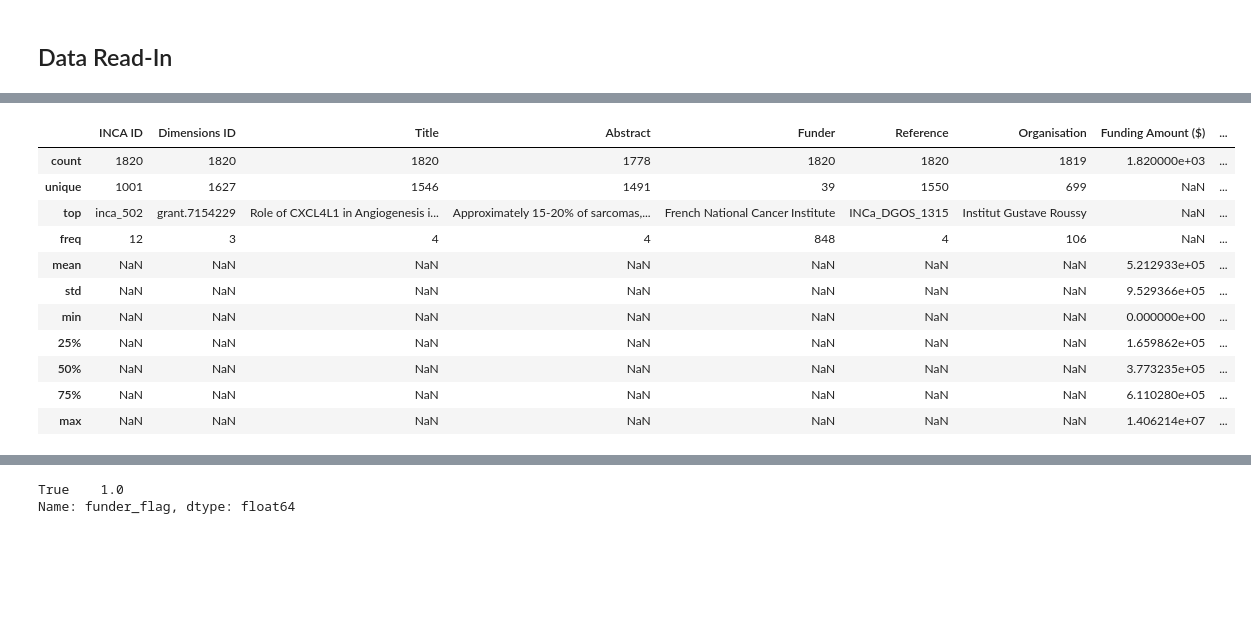
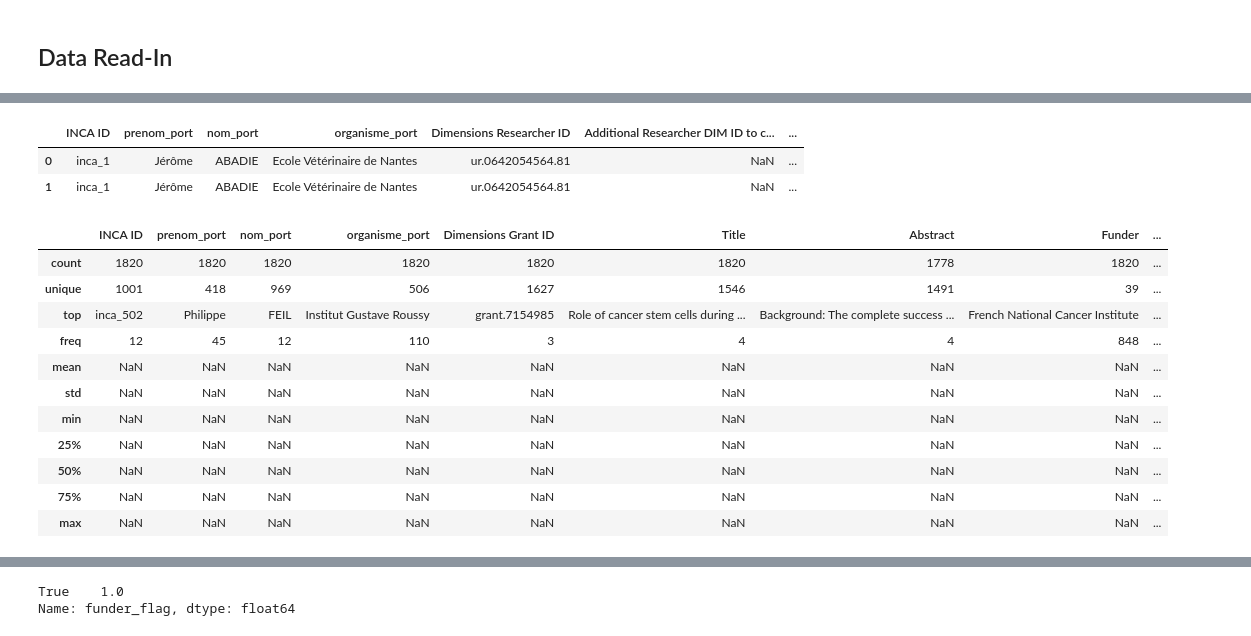
Before and after one commit to Coleridge-Initiative/helios, a Jupyter notebook: scripts/data_read_in.ipynb, the cells around one changed output, grey strips where cells are left out. Cells and saved outputs as stored; diff of their text form; code cells hidden in the pictures; blank space fills up the shorter version.

```diff
--- a/scripts/data_read_in.ipynb
+++ b/scripts/data_read_in.ipynb
@@ -13,6 +13,6 @@ import unidecode
 # %% [markdown]
 ## Data Read-In
 # %%
-grants_details = pd.read_csv('../data/inca_grants_details.csv')
-pub_details = pd.read_csv('../data/inca_pub_details.csv', low_memory=False)
+grnt_dtl = pd.read_csv('../data/inca_grants_details.csv')
+pub_dtl = pd.read_csv('../data/inca_pub_details.csv', low_memory=False)
 # %%
@@ -27 +24,4 @@ pub_details = pub_details.drop_duplicates()
+# %%
+grnt_dtl = grnt_dtl.drop_duplicates()
+pub_dtl = pub_dtl.drop_duplicates()
 # %%
@@ -51,16 +39,22 @@ pub_details.head()
+# %%
+pub_dtl.head(2)
+# %% [output]
+|  | INCA ID | prenom_port | nom_port | organisme_port | Dimensions Researcher ID | Additional Researcher DIM ID to c... | ... |
+| 0 | inca_1 | Jérôme | ABADIE | Ecole Vétérinaire de Nantes | ur.0642054564.81 | NaN | ... |
+| 1 | inca_1 | Jérôme | ABADIE | Ecole Vétérinaire de Nantes | ur.0642054564.81 | NaN | ... |
 # %%
-grants_details.describe(include = 'all')
+grnt_dtl.describe(include = 'all')
 # %% [output]
-|  | INCA ID | Dimensions ID | Title | Abstract | Funder | Reference | Organisation | Funding Amount ($) | ... |
-| count | 1820 | 1820 | 1820 | 1778 | 1820 | 1820 | 1819 | 1.820000e+03 | ... |
-| unique | 1001 | 1627 | 1546 | 1491 | 39 | 1550 | 699 | NaN | ... |
-| top | inca_502 | grant.7154229 | Role of CXCL4L1 in Angiogenesis i... | Approximately 15-20% of sarcomas,... | French National Cancer Institute | INCa_DGOS_1315 | Institut Gustave Roussy | NaN | ... |
-| freq | 12 | 3 | 4 | 4 | 848 | 4 | 106 | NaN | ... |
-| mean | NaN | NaN | NaN | NaN | NaN | NaN | NaN | 5.212933e+05 | ... |
-| std | NaN | NaN | NaN | NaN | NaN | NaN | NaN | 9.529366e+05 | ... |
-| min | NaN | NaN | NaN | NaN | NaN | NaN | NaN | 0.000000e+00 | ... |
-| 25% | NaN | NaN | NaN | NaN | NaN | NaN | NaN | 1.659862e+05 | ... |
-| 50% | NaN | NaN | NaN | NaN | NaN | NaN | NaN | 3.773235e+05 | ... |
-| 75% | NaN | NaN | NaN | NaN | NaN | NaN | NaN | 6.110280e+05 | ... |
-| max | NaN | NaN | NaN | NaN | NaN | NaN | NaN | 1.406214e+07 | ... |
+|  | INCA ID | prenom_port | nom_port | organisme_port | Dimensions Grant ID | Title | Abstract | Funder | ... |
+| count | 1820 | 1820 | 1820 | 1820 | 1820 | 1820 | 1778 | 1820 | ... |
+| unique | 1001 | 418 | 969 | 506 | 1627 | 1546 | 1491 | 39 | ... |
+| top | inca_502 | Philippe | FEIL | Institut Gustave Roussy | grant.7154985 | Role of cancer stem cells during ... | Background: The complete success ... | French National Cancer Institute | ... |
+| freq | 12 | 45 | 12 | 110 | 3 | 4 | 4 | 848 | ... |
+| mean | NaN | NaN | NaN | NaN | NaN | NaN | NaN | NaN | ... |
+| std | NaN | NaN | NaN | NaN | NaN | NaN | NaN | NaN | ... |
+| min | NaN | NaN | NaN | NaN | NaN | NaN | NaN | NaN | ... |
+| 25% | NaN | NaN | NaN | NaN | NaN | NaN | NaN | NaN | ... |
+| 50% | NaN | NaN | NaN | NaN | NaN | NaN | NaN | NaN | ... |
+| 75% | NaN | NaN | NaN | NaN | NaN | NaN | NaN | NaN | ... |
+| max | NaN | NaN | NaN | NaN | NaN | NaN | NaN | NaN | ... |
 # %%
```
Also changed, not shown: parts of 48 cells of this notebook.
